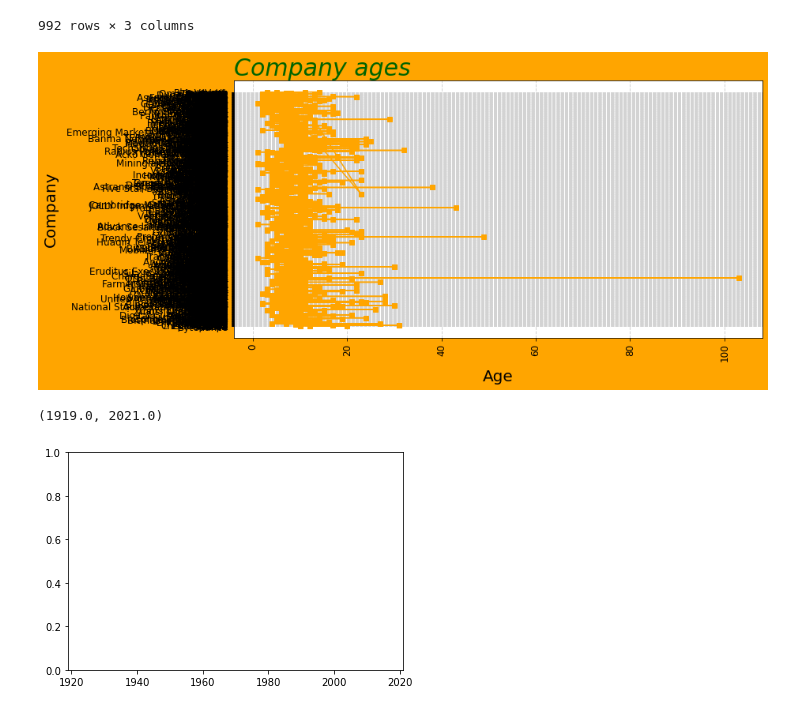
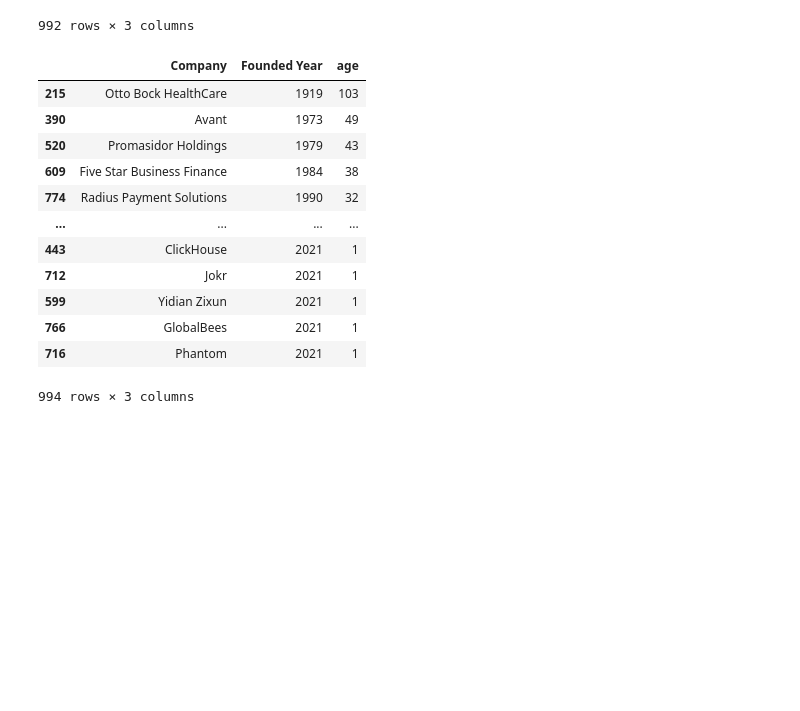
Before and after one commit to ClincieB/Unicorn_Companies, a Jupyter notebook: Unicorn_companies_project.ipynb, the cells around one changed output. Cells and saved outputs as stored; diff of their text form; code cells hidden in the pictures; blank space fills up the shorter version.

```diff
--- a/Unicorn_companies_project.ipynb
+++ b/Unicorn_companies_project.ipynb
@@ -89,17 +89,29 @@ cleaned_data[cleaned_data['age'] <46]
 | 1035 | BlueVoyant | 2017 | 5 |
 | 1036 | Veev | 2008 | 14 |
 992 rows × 3 columns
+# %%
+cleaned_data.sort_values(by='age', ascending=False)
+# %% [output]
+|  | Company | Founded Year | age |
+| 215 | Otto Bock HealthCare | 1919 | 103 |
+| 390 | Avant | 1973 | 49 |
+| 520 | Promasidor Holdings | 1979 | 43 |
+| 609 | Five Star Business Finance | 1984 | 38 |
+| 774 | Radius Payment Solutions | 1990 | 32 |
+| ... | ... | ... | ... |
+| 443 | ClickHouse | 2021 | 1 |
+| 712 | Jokr | 2021 | 1 |
+| 599 | Yidian Zixun | 2021 | 1 |
+| 766 | GlobalBees | 2021 | 1 |
+| 716 | Phantom | 2021 | 1 |
+994 rows × 3 columns
 # %%
 plt.figure(figsize = (12, 6), facecolor = "orange")
 plt.plot(cleaned_data['age'], cleaned_data['Company'], marker = 's', color = "orange")
 plt.xlabel("Age", fontsize = 20, labelpad=10)
 plt.ylabel("Company", fontsize = 20, labelpad=10)
-plt.grid(color = "lightgrey", linestyle = "--", linewidth = 1)
-plt.xticks(rotation="vertical")
+plt.grid(color = "lightgrey", linestyle = "--", linewidth = 3)
+plt.xticks( rotation="vertical")
 plt.tick_params(axis = "both", labelsize = "large")
 plt.title("Company ages", fontsize=30, loc = "left", fontstyle = "oblique", color = "darkgreen")
 plt.show()
-# %% [output]
-[figure, removed]
-(1919.0, 2021.0)
-[figure, removed]
```
Also changed, not shown: parts of 1 cell of this notebook.
